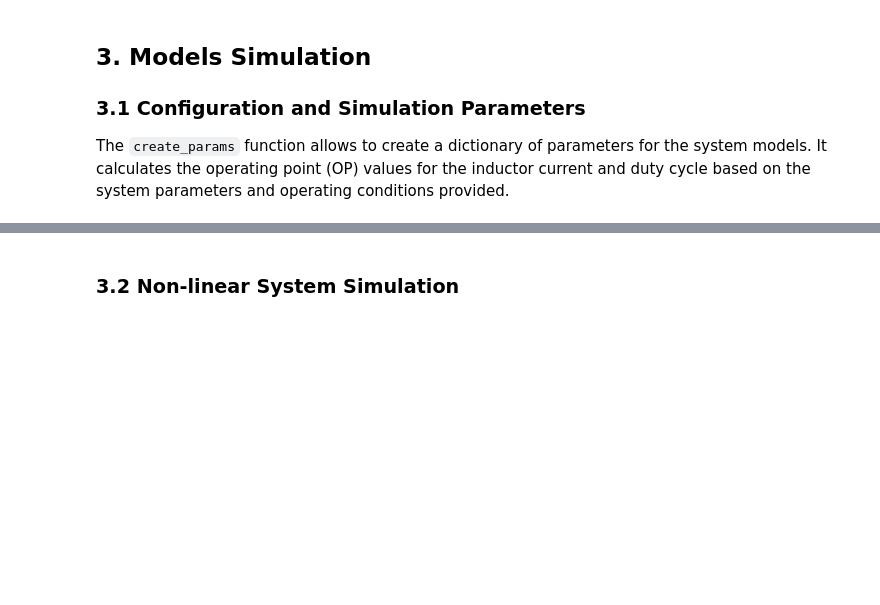
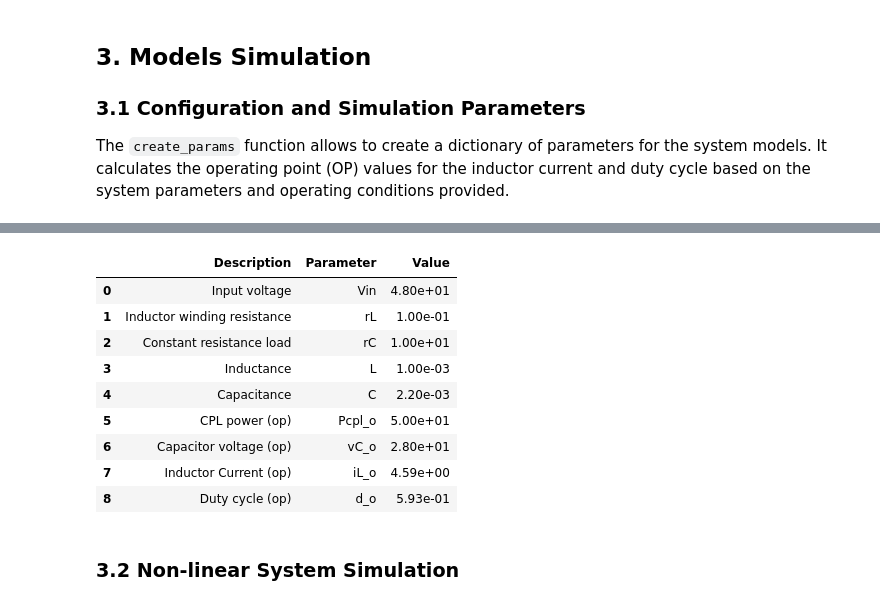
Before and after one commit to andel-vitorio/etc-for-dc-converters, a Jupyter notebook: notebooks/etc-for-buck-converter.ipynb, the cells around one changed output, grey strips where cells are left out. Cells and saved outputs as stored; diff of their text form; code cells hidden in the pictures; blank space fills up the shorter version.

Commit message:
feat: adding a table to show the circuit parameters

```diff
--- a/notebooks/etc-for-buck-converter.ipynb
+++ b/notebooks/etc-for-buck-converter.ipynb
@@ -564,3 +558,82 @@ params = create_params(
+# %%
+SCENARIO_TAG = 'S1'
+
+params = {
+    # Stable operation point
+    'S1': create_params(
+        V_IN=48, RL=0.1, RC=10, L=1e-3,
+        C=2.2e-3, PCPL_OP=50, VC_OP=28
+    ),
+    # Unstable operation point
+    'S2': create_params(
+        V_IN=48, RL=0.1, RC=10, L=1e-3,
+        C=2.2e-3, PCPL_OP=250, VC_OP=28
+    )
+}
+
+# Criando dataframe para Parameters de Circuito
+circuit_parameters = pd.DataFrame({
+    # Ignorando a chave 'op'
+    'Parameter': list(params[SCENARIO_TAG].keys())[:-1],
+    # Ignorando o último Value, que é outro dicionário
+    'Value': list(params[SCENARIO_TAG].values())[:-1]
+})
+
+# Ajustando nomes das chaves do dicionário "op" para adicionar sufixo "_o"
+op_adjusted = {k+'_o': v for k, v in params[SCENARIO_TAG]['op'].items()}
+
+# Criando dataframe para Ponto de Operação
+operation_point = pd.DataFrame.from_dict(
+    op_adjusted, orient='index', columns=['Value']).reset_index()
+operation_point = operation_point.rename(columns={'index': 'Parameter'})
+
+
+# Juntando os dataframes em uma única tabela
+table = pd.concat([circuit_parameters, operation_point], axis=0)
+
+# Resetando os índices
+table = table.reset_index(drop=True)
+
+table['Description'] = [
+    'Input voltage',
+    'Inductor winding resistance',
+    'Constant resistance load',
+    'Inductance',
+    'Capacitance',
+    'CPL power (op)',
+    'Capacitor voltage (op)',
+    'Inductor Current (op)',
+    'Duty cycle (op)'
+]
+
+# Reorganizando as colunas para mover 'Descrição' para a primeira posição
+colunas = list(table.columns)
+colunas = ['Description'] + \
+    [coluna for coluna in colunas if coluna != 'Description']
+table = table[colunas]
+
+# Aplicando formatação científica zaos Valuees
+table['Value'] = table['Value'].apply(
+    lambda x: '{:.2e}'.format(x))
+
+table = table.style.set_properties(subset=['Parameter'], **{'text-align': 'left'}) \
+    .set_properties(subset=['Value', 'Description'], **{'text-align': 'left'}) \
+    .set_table_styles([{'selector': 'th', 'props': [('text-align', 'left')]}])
+
+
+# Exibindo a tabela completa
+display(table)
+# %% [output]
+|  | Description | Parameter | Value |
+| 0 | Input voltage | Vin | 4.80e+01 |
+| 1 | Inductor winding resistance | rL | 1.00e-01 |
+| 2 | Constant resistance load | rC | 1.00e+01 |
+| 3 | Inductance | L | 1.00e-03 |
+| 4 | Capacitance | C | 2.20e-03 |
+| 5 | CPL power (op) | Pcpl_o | 5.00e+01 |
+| 6 | Capacitor voltage (op) | vC_o | 2.80e+01 |
+| 7 | Inductor Current (op) | iL_o | 4.59e+00 |
+| 8 | Duty cycle (op) | d_o | 5.93e-01 |
 # %% [markdown]
 ### 3.2 Non-linear System Simulation
 # %%
```
Also changed, not shown: parts of 15 cells of this notebook, 1 other file.
